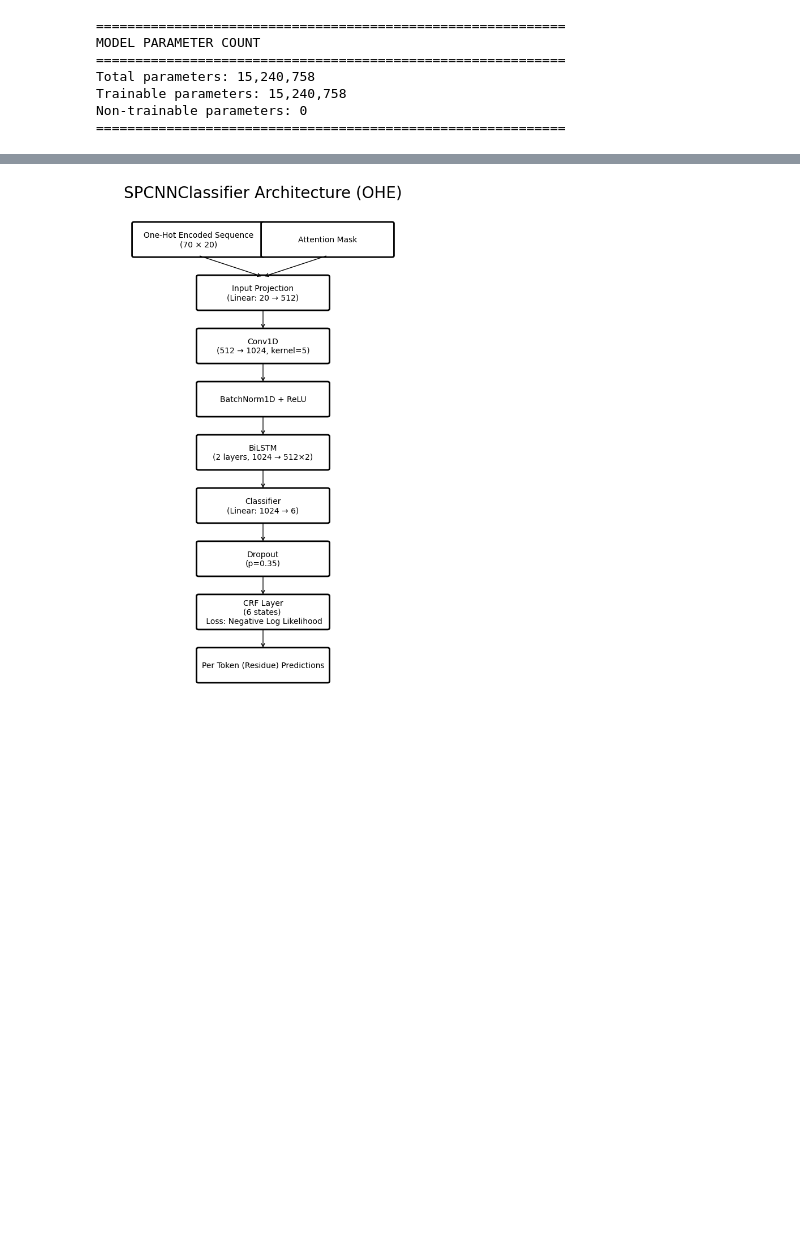
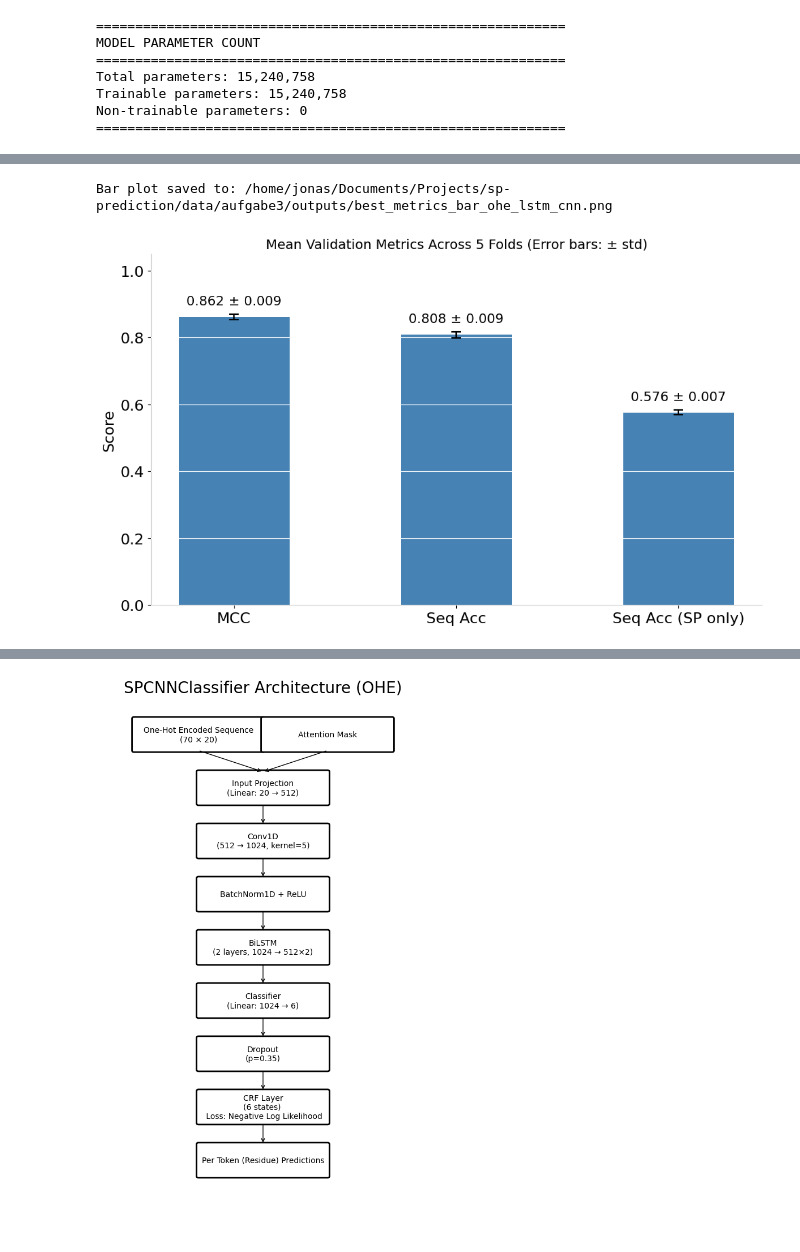
Before and after one commit to jonas-tfo/sp-prediction, a Jupyter notebook: 6state/6state_ohe_lstm_cnn.ipynb, the cells around one changed output, grey strips where cells are left out. Saved outputs shown, nothing was run; the diff lists cells and outputs as text; code cells hidden in the pictures; blank space fills up the shorter version.

```diff
--- a/6state/6state_ohe_lstm_cnn.ipynb
+++ b/6state/6state_ohe_lstm_cnn.ipynb
@@ -601,7 +606,7 @@ for i in range(1, NUM_FOLDS + 1):
         print(f"  - {temp_path}")
 
 os.makedirs(TRAIN_VAL_LOSSES_DATA_SAVE_PATH, exist_ok=True)
-losses_pickle_path = os.path.join(TRAIN_VAL_LOSSES_DATA_SAVE_PATH, "train_val_losses.pkl")
+losses_pickle_path = os.path.join(TRAIN_VAL_LOSSES_DATA_SAVE_PATH, "train_val_losses_ohe.pkl")
 
 losses_data = {
     'fold_numbers': fold_results['fold_numbers'],
@@ -770,6 +797,7 @@ plt.show()
 # %%
-# Bar Plot of Key Metrics (matching t5_lstm_cnn_6 style)
+# Bar Plot of Key Metrics (matching t5_lstm_cnn_6 style with error bars from CV)
 import numpy as np
+import pickle
 
 fig, ax = plt.subplots(figsize=(10, 6))
 
@@ -777,50 +805,95 @@ metrics_names = ['MCC', 'Seq Acc', 'Seq Acc (SP only)']
 x = np.arange(len(metrics_names))
 width = 0.5
 
-# Get metric values from the test results
-mean_values = [
-    test_metrics['mcc'],
-    test_metrics['seq_acc'],
-    test_metrics['seq_acc_only_sps'],
-]
+# Load fold results for error bars
+losses_pickle_path = os.path.join(TRAIN_VAL_LOSSES_DATA_SAVE_PATH, "train_val_losses_ohe.pkl")
 
-# For single model evaluation (no folds), we show the values without error bars
-# If you have fold results, you can add std error bars here
+try:
+    with open(losses_pickle_path, 'rb') as f:
+        fold_results_loaded = pickle.load(f)
+
+    all_fold_metrics = fold_results_loaded['best_metrics']
+    num_folds_loaded = fold_results_loaded['num_folds']
+
+    all_values = {
+        'mcc': [m['mcc'] for m in all_fold_metrics],
+        'seq_acc': [m['seq_acc'] for m in all_fold_metrics],
+        'seq_acc_only_sps': [m['seq_acc_only_sps'] for m in all_fold_metrics],
+    }
+
+    mean_values = [
+        np.mean(all_values['mcc']),
+        np.mean(all_values['seq_acc']),
+        np.mean(all_values['seq_acc_only_sps']),
+    ]
+
+    std_values = [
+        np.std(all_values['mcc']),
+        np.std(all_values['seq_acc']),
+        np.std(all_values['seq_acc_only_sps']),
+    ]
+    has_std = True
+
+except FileNotFoundError:
+    # Fall back to test metrics without std
+    mean_values = [
+        test_metrics['mcc'],
+        test_metrics['seq_acc'],
+        test_metrics['seq_acc_only_sps'],
+    ]
+    std_values = [0, 0, 0]
+    has_std = False
+    num_folds_loaded = 0
 
 # Plot bars
-bars = ax.bar(x, mean_values, width, color='steelblue', edgecolor='none', zorder=2)
+ax.bar(x, mean_values, width, color='steelblue', edgecolor='none', zorder=2)
+
+# Add error bars if we have fold data
+if has_std:
+    ax.errorbar(x, mean_values, yerr=std_values, fmt='none',
+                ecolor='black', capsize=5, capthick=1.5, elinewidth=1.5, zorder=4)
 
 # Styling (matching t5_lstm_cnn_6)
 ax.set_facecolor('white')
 ax.spines['top'].set_visible(False)
 ax.spines['right'].set_visible(False)
 ax.spines['left'].set_color('lightgray')
 ax.spines['bottom'].set_color('lightgray')
 
-# Horizontal lines
+# Horizontal lines (white, zorder=3 to draw over bars)
 yticks = np.arange(0, 1.1, 0.2)
 for y_tick in yticks:
-    ax.axhline(y=y_tick, color='lightgray', linewidth=0.8, zorder=1)
+    ax.axhline(y=y_tick, color='white', linewidth=0.8, zorder=3)
 
 ax.set_ylabel('Score', fontsize=16)
-ax.set_title('Test Set Metrics - OHE LSTM-CNN', fontsize=14)
+if has_std:
+    ax.set_title(f'Mean Validation Metrics Across {num_folds_loaded} Folds (Error bars: ± std)', fontsize=14)
+else:
+    ax.set_title('Test Set Metrics - OHE LSTM-CNN', fontsize=14)
 ax.set_xticks(x)
 ax.set_xticklabels(metrics_names, fontsize=16)
 ax.set_ylim(0, 1.05)
 ax.set_yticks(yticks)
 ax.tick_params(axis='y', labelsize=16)
 
 # Value labels on top of bars
+max_yerr = max(std_values) if has_std and max(std_values) > 0 else 0.02
 for i, val in enumerate(mean_values):
-    ax.text(i, val + 0.02, f'{val:.3f}', ha='center', va='bottom', fontsize=16)
+    if has_std:
+        ax.text(i, val + max_yerr + 0.02, f'{val:.3f} ± {std_values[i]:.3f}', ha='center', va='bottom', fontsize=14)
+    else:
+        ax.text(i, val + 0.02, f'{val:.3f}', ha='center', va='bottom', fontsize=16)
 
 plt.tight_layout()
 
 # Save bar plot
 bar_path = DATA_PATH / "outputs" / "best_metrics_bar_ohe_lstm_cnn.png"
 plt.savefig(bar_path, dpi=150)
 print(f"Bar plot saved to: {bar_path}")
 plt.show()
+# %% [output]
+Bar plot saved to: /home/jonas/Documents/Projects/sp-prediction/data/aufgabe3/outputs/best_metrics_bar_ohe_lstm_cnn.png
+[figure, added]
 # %%
 # Bar Plot with Cross-Validation Results (matching t5_lstm_cnn_6 plot_best_metrics_bar style)
 # This uses the fold results from training to show mean ± std
```
Also changed, not shown: parts of 8 cells of this notebook, 9 other files.
